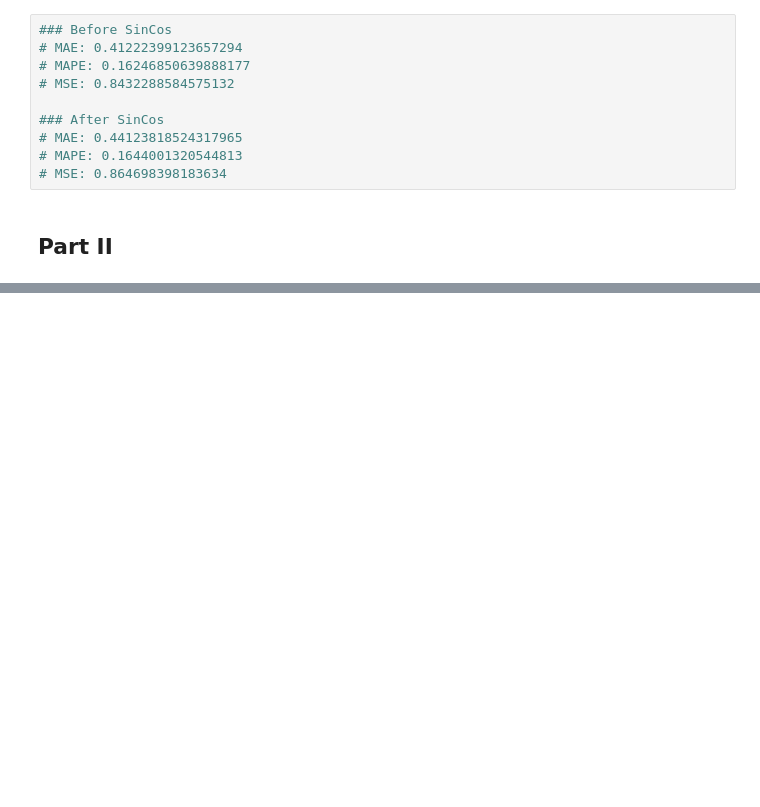
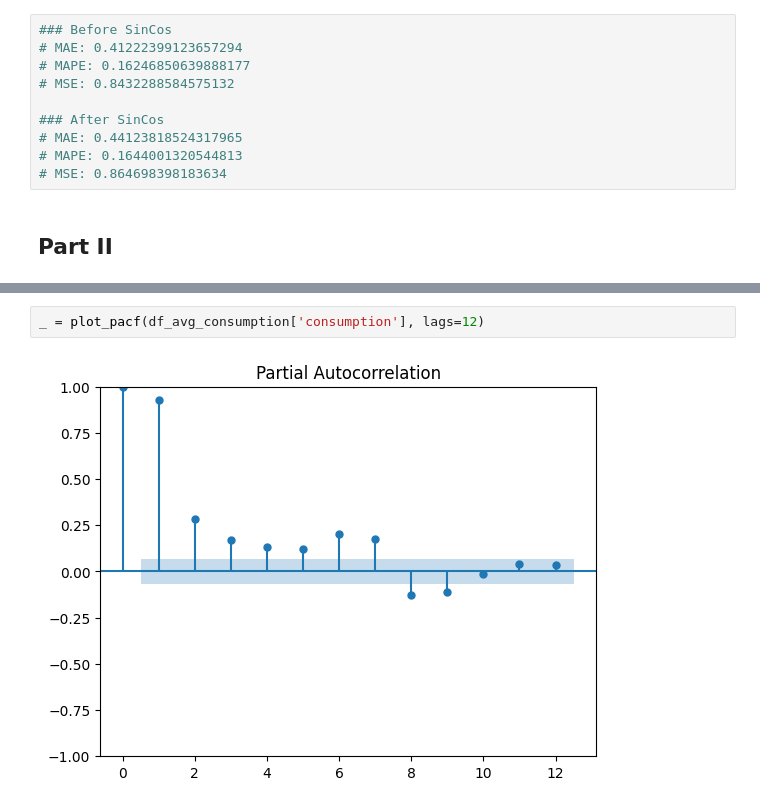
Before and after one commit to msfalif404/learn-ml-timeseries-1, a Jupyter notebook: learn_time_series.ipynb, the cells around one changed output, grey strips where cells are left out. Cells and saved outputs as stored; diff of their text form; blank space fills up the shorter version.

```diff
--- a/learn_time_series.ipynb
+++ b/learn_time_series.ipynb
@@ -518,0 +577,4 @@ plt.show()
+# %%
+_ = plot_pacf(df_avg_consumption['consumption'], lags=12)
+# %% [output]
+[figure, added]
```
Also changed, not shown: parts of 14 cells of this notebook.
